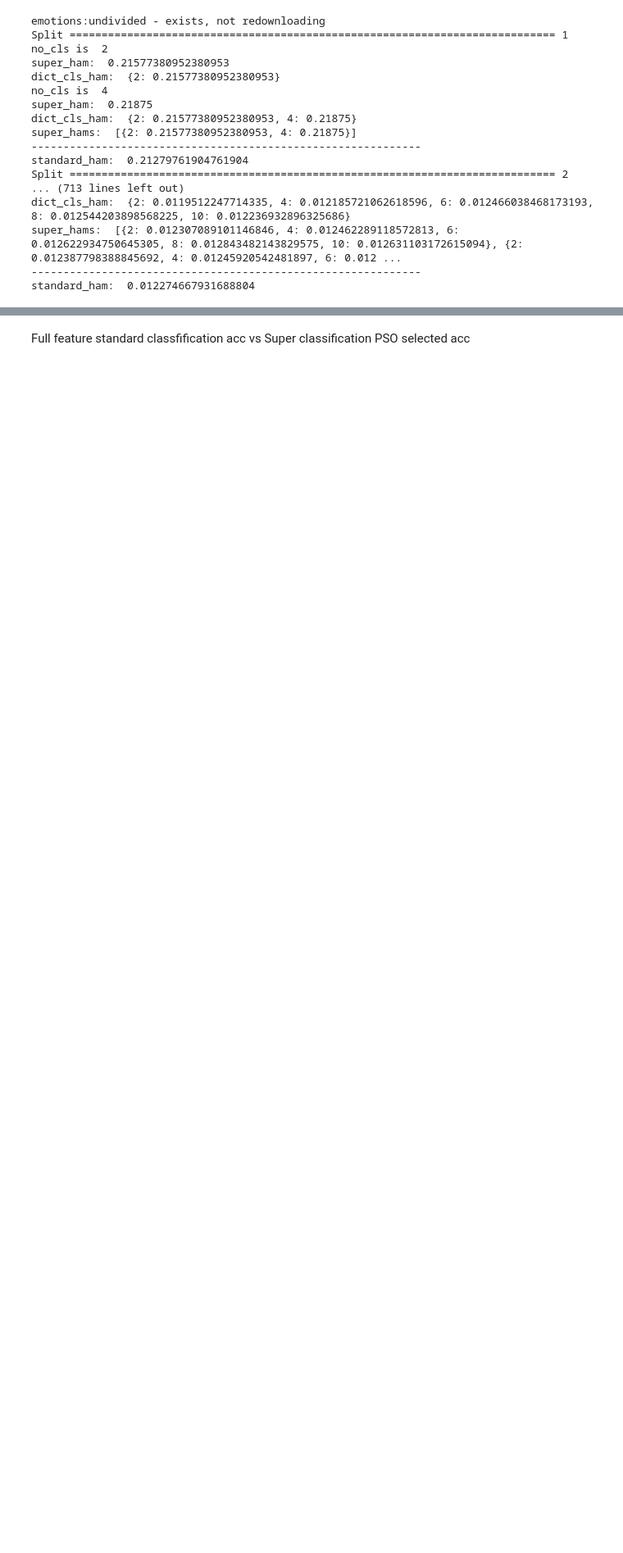
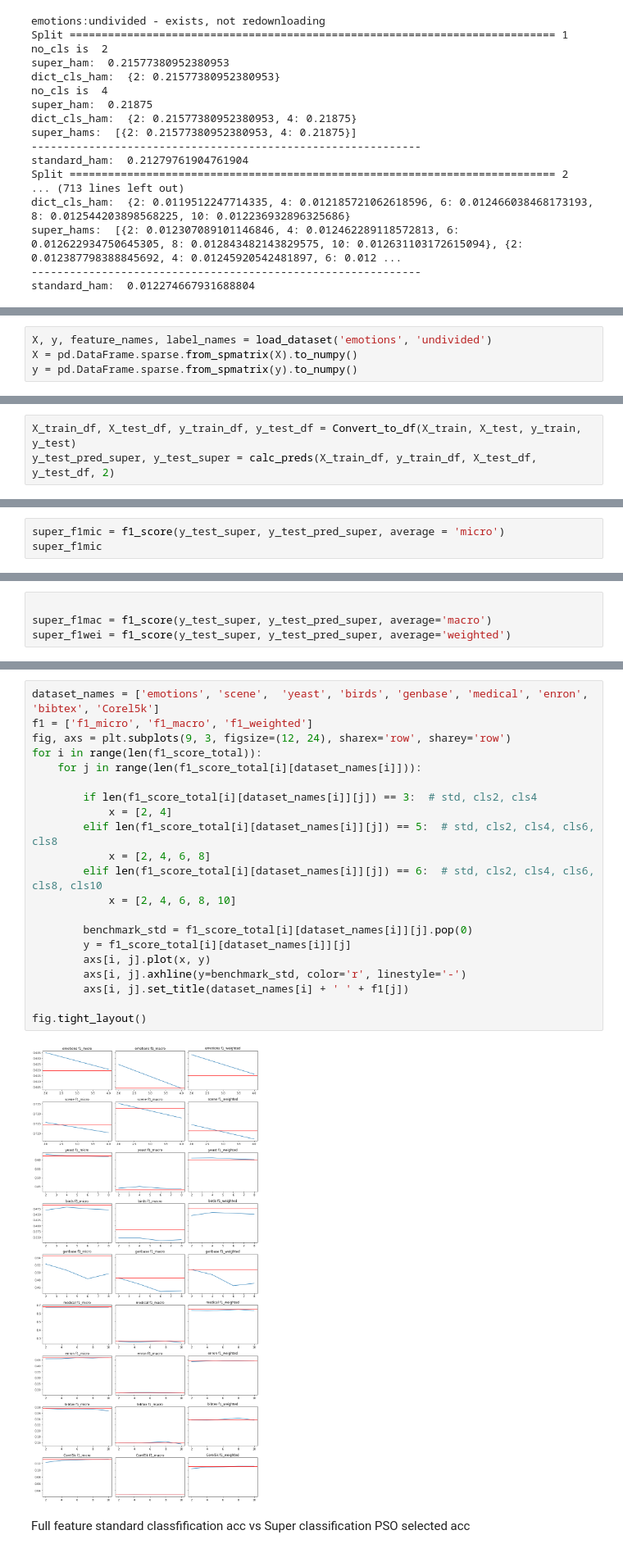
Before and after one commit to faylu-nz/Super_label_PSO_ML_FS, a Jupyter notebook: super_label.ipynb, the cells around one changed output, grey strips where cells are left out. Shown at 82% size. Drawn from its saved outputs; the diff is of its cells as text; blank space fills up the shorter version.

Commit message:
Add f1 score, micro, macro, weighted.

```diff
--- a/super_label.ipynb
+++ b/super_label.ipynb
@@ -799,3 +799,7 @@ fig.suptitle('number of labels greater than 40')
 fig.tight_layout()
 # %% [output]
 [figure]
+# %%
+X, y, feature_names, label_names = load_dataset('emotions', 'undivided')
+X = pd.DataFrame.sparse.from_spmatrix(X).to_numpy()
+y = pd.DataFrame.sparse.from_spmatrix(y).to_numpy()
@@ -801,0 +808,3 @@ fig.tight_layout()
+# %%
+X_train_df, X_test_df, y_train_df, y_test_df = Convert_to_df(X_train, X_test, y_train, y_test)
+y_test_pred_super, y_test_super = calc_preds(X_train_df, y_train_df, X_test_df, y_test_df, 2)
@@ -801,0 +848,3 @@ fig.tight_layout()
+# %%
+super_f1mic = f1_score(y_test_super, y_test_pred_super, average = 'micro')
+super_f1mic
@@ -801,0 +853,4 @@ fig.tight_layout()
+# %%
+
+super_f1mac = f1_score(y_test_super, y_test_pred_super, average='macro')
+super_f1wei = f1_score(y_test_super, y_test_pred_super, average='weighted')
@@ -802,3 +1229,26 @@ fig.tight_layout()
+# %%
+dataset_names = ['emotions', 'scene',  'yeast', 'birds', 'genbase', 'medical', 'enron', 'bibtex', 'Corel5k']
+f1 = ['f1_micro', 'f1_macro', 'f1_weighted']
+fig, axs = plt.subplots(9, 3, figsize=(12, 24), sharex='row', sharey='row')
+for i in range(len(f1_score_total)):
+    for j in range(len(f1_score_total[i][dataset_names[i]])):
+
+        if len(f1_score_total[i][dataset_names[i]][j]) == 3:  # std, cls2, cls4
+            x = [2, 4]
+        elif len(f1_score_total[i][dataset_names[i]][j]) == 5:  # std, cls2, cls4, cls6, cls8
+            x = [2, 4, 6, 8]
+        elif len(f1_score_total[i][dataset_names[i]][j]) == 6:  # std, cls2, cls4, cls6, cls8, cls10
+            x = [2, 4, 6, 8, 10]
+
+        benchmark_std = f1_score_total[i][dataset_names[i]][j].pop(0)
+        y = f1_score_total[i][dataset_names[i]][j]
+        axs[i, j].plot(x, y)
+        axs[i, j].axhline(y=benchmark_std, color='r', linestyle='-')
+        axs[i, j].set_title(dataset_names[i] + ' ' + f1[j])
+
+fig.tight_layout()
+# %% [output]
+[figure, added]
 # %% [markdown]
 Full feature standard classfification acc vs Super classification PSO selected acc
 # %%
```
Also changed, not shown: parts of 16 cells of this notebook, 11 other files.
